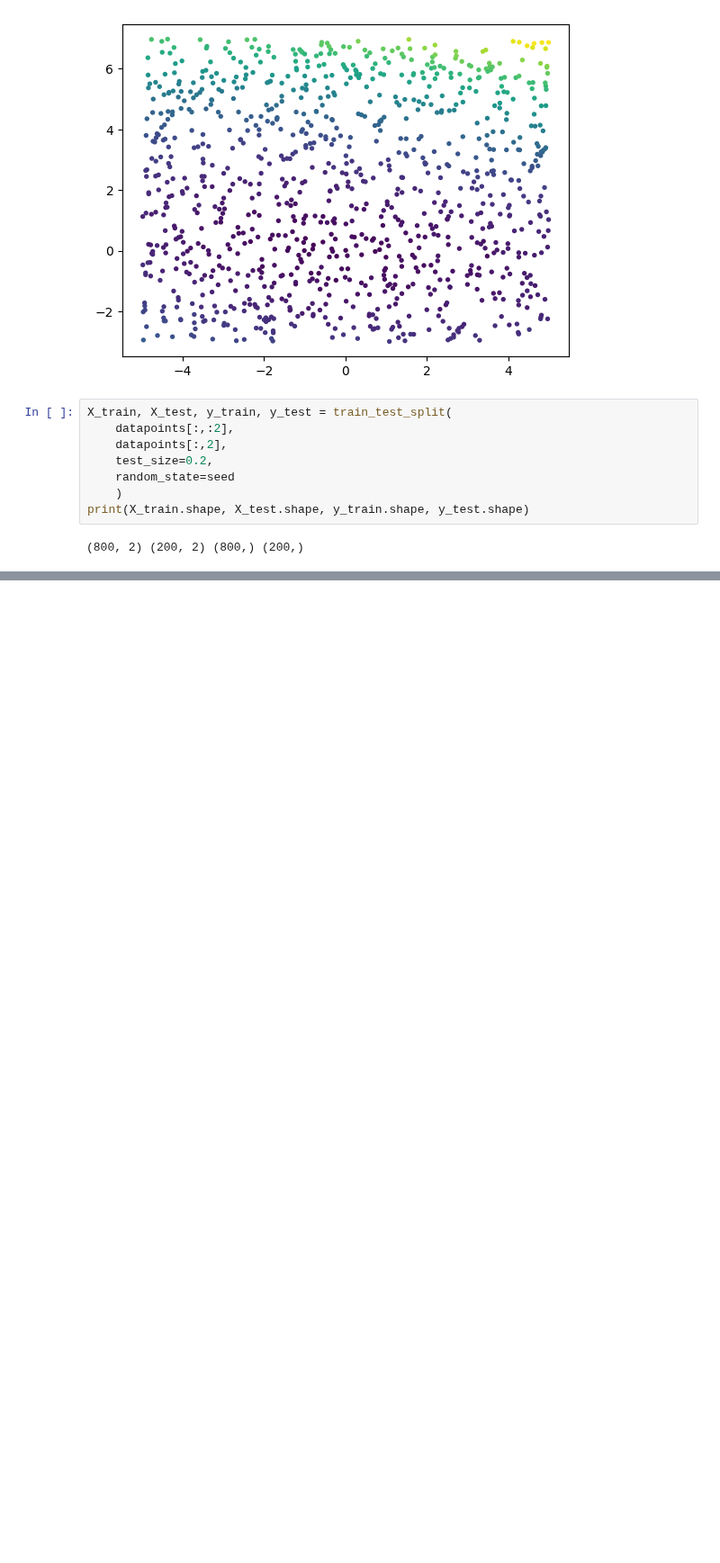
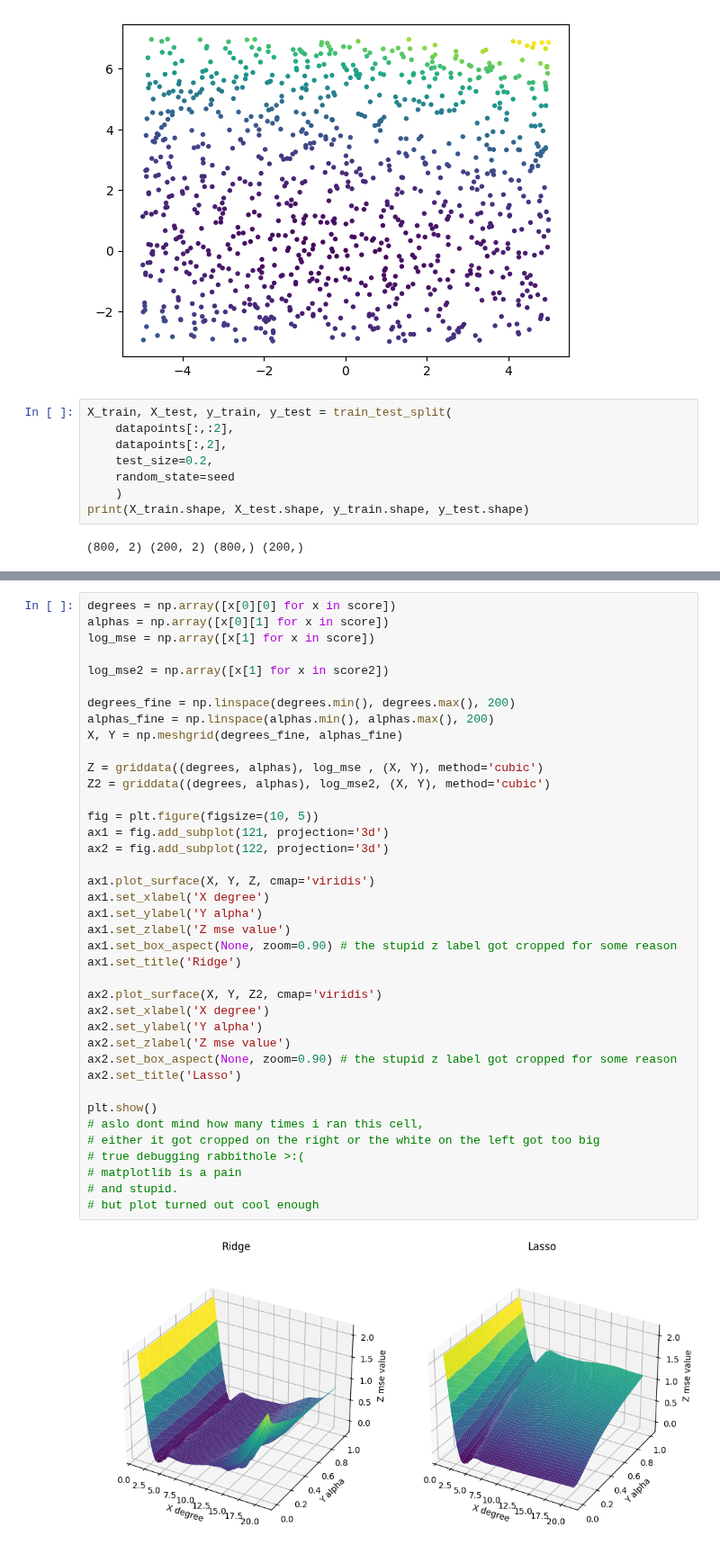
Before and after one commit to vhrollo/3-semester, a Jupyter notebook: INF264/homework/homework4.ipynb, the cells around one changed output, grey strips where cells are left out. Shown at 90% size. Saved outputs shown, nothing was run; the diff lists cells and outputs as text; blank space fills up the shorter version.

```diff
--- a/INF264/homework/homework4.ipynb
+++ b/INF264/homework/homework4.ipynb
@@ -191,0 +308,41 @@ mse: 1.0541
+# %%
+degrees = np.array([x[0][0] for x in score])
+alphas = np.array([x[0][1] for x in score])
+log_mse = np.array([x[1] for x in score])
+
+log_mse2 = np.array([x[1] for x in score2])
+
+degrees_fine = np.linspace(degrees.min(), degrees.max(), 200)
+alphas_fine = np.linspace(alphas.min(), alphas.max(), 200)
+X, Y = np.meshgrid(degrees_fine, alphas_fine)
+
+Z = griddata((degrees, alphas), log_mse , (X, Y), method='cubic')
+Z2 = griddata((degrees, alphas), log_mse2, (X, Y), method='cubic')
+
+fig = plt.figure(figsize=(10, 5))
+ax1 = fig.add_subplot(121, projection='3d')
+ax2 = fig.add_subplot(122, projection='3d')
+
+ax1.plot_surface(X, Y, Z, cmap='viridis')
+ax1.set_xlabel('X degree')
+ax1.set_ylabel('Y alpha')
+ax1.set_zlabel('Z mse value')
+ax1.set_box_aspect(None, zoom=0.90) # the stupid z label got cropped for some reason
+ax1.set_title('Ridge')
+
+ax2.plot_surface(X, Y, Z2, cmap='viridis')
+ax2.set_xlabel('X degree')
+ax2.set_ylabel('Y alpha')
+ax2.set_zlabel('Z mse value')
+ax2.set_box_aspect(None, zoom=0.90) # the stupid z label got cropped for some reason
+ax2.set_title('Lasso')
+
+plt.show()
+# aslo dont mind how many times i ran this cell,
+# either it got cropped on the right or the white on the left got too big
+# true debugging rabbithole >:(
+# matplotlib is a pain
+# and stupid.
+# but plot turned out cool enough
+# %% [output]
+[figure, added]
```
Also changed, not shown: parts of 13 cells of this notebook.
